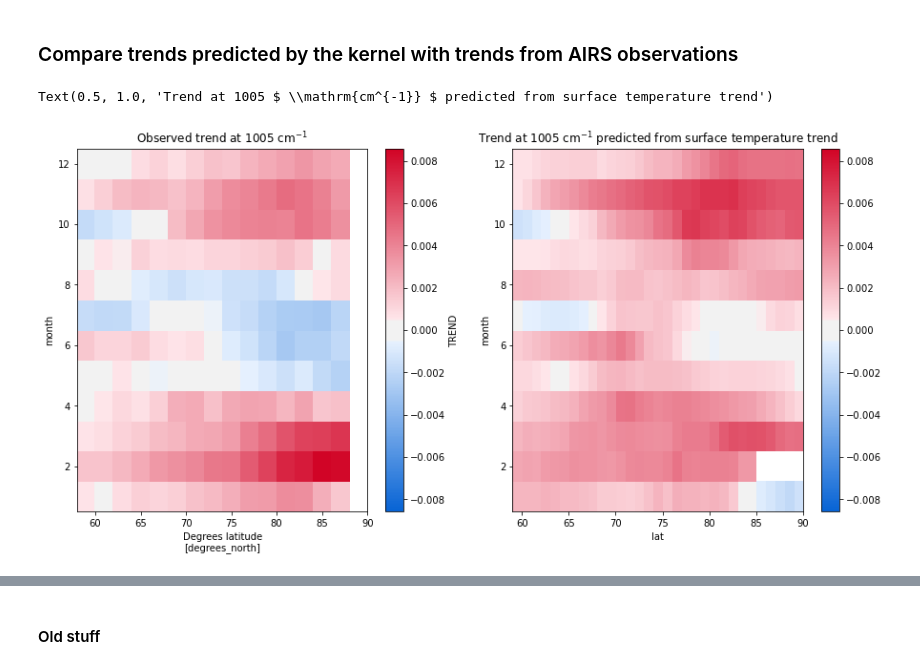
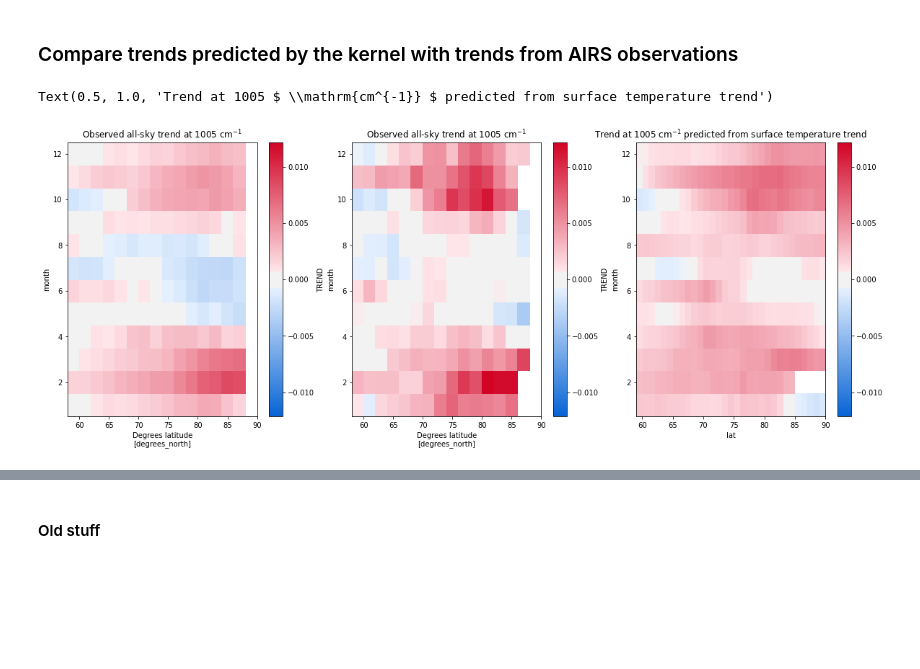
Before and after one commit to jshaw35/spectral_ice, a Jupyter notebook: figure1/AIRS_TScorrection.ipynb, the cells around one changed output, grey strips where cells are left out. Saved outputs shown, nothing was run; the diff lists cells and outputs as text; code cells hidden in the pictures; blank space fills up the shorter version.

```diff
--- a/figure1/AIRS_TScorrection.ipynb
+++ b/figure1/AIRS_TScorrection.ipynb
@@ -363,22 +369,26 @@ predicted_spectral_trends = skintemp_trends * kernel_all_da
 # %%
 wnum = 1005
 palette = sns.diverging_palette(257, 10, s=99, l=44, sep=15, n=8, as_cmap=True)
 pallete = 'bwr'
 
-eval_fig,eval_axs = plt.subplots(1,2,figsize=(15,7))
+eval_fig,eval_axs = plt.subplots(1,3,figsize=(20,7))
 
-obs_data = all_data_spec_olr['TREND'].sel(wnum=wnum)
+obs_allsky_data = all_data_spec_olr['TREND'].sel(wnum=wnum)
+obs_clrsky_data = all_data_spec_olr_clr['TREND'].sel(wnum=wnum)
 pred_data = predicted_spectral_trends.sel(wnum=wnum)
 
-vmin = min(obs_data.min(),pred_data.min())
-vmax = max(obs_data.max(),pred_data.max())
+vmin = min(obs_allsky_data.min(),obs_clrsky_data.min(),pred_data.min())
+vmax = max(obs_allsky_data.max(),obs_clrsky_data.max(),pred_data.max())
 glob_max = max(np.abs(vmin),np.abs(vmax))
 
-all_data_spec_olr['TREND'].sel(wnum=wnum).plot(ax=eval_axs[0],vmin=-glob_max,vmax=glob_max,cmap=palette)
-eval_axs[0].set_title('Observed trend at %s $ \mathrm{cm^{-1}} $' % wnum)
+obs_allsky_data.plot(ax=eval_axs[0],vmin=-glob_max,vmax=glob_max,cmap=palette)
+eval_axs[0].set_title('Observed all-sky trend at %s $ \mathrm{cm^{-1}} $' % wnum)
 
-predicted_spectral_trends.sel(wnum=wnum).plot(ax=eval_axs[1],vmin=-glob_max,vmax=glob_max,cmap=palette)
-eval_axs[1].set_title('Trend at %s $ \mathrm{cm^{-1}} $ predicted from surface temperature trend' % wnum)
+obs_clrsky_data.plot(ax=eval_axs[1],vmin=-glob_max,vmax=glob_max,cmap=palette)
+eval_axs[1].set_title('Observed all-sky trend at %s $ \mathrm{cm^{-1}} $' % wnum)
+
+pred_data.plot(ax=eval_axs[2],vmin=-glob_max,vmax=glob_max,cmap=palette)
+eval_axs[2].set_title('Trend at %s $ \mathrm{cm^{-1}} $ predicted from surface temperature trend' % wnum)
 # %% [output]
 Text(0.5, 1.0, 'Trend at 1005 $ \\mathrm{cm^{-1}} $ predicted from surface temperature trend')
-[figure, old version]
+[figure, new version]
```
Also changed, not shown: parts of 33 cells of this notebook, 1 other file.
